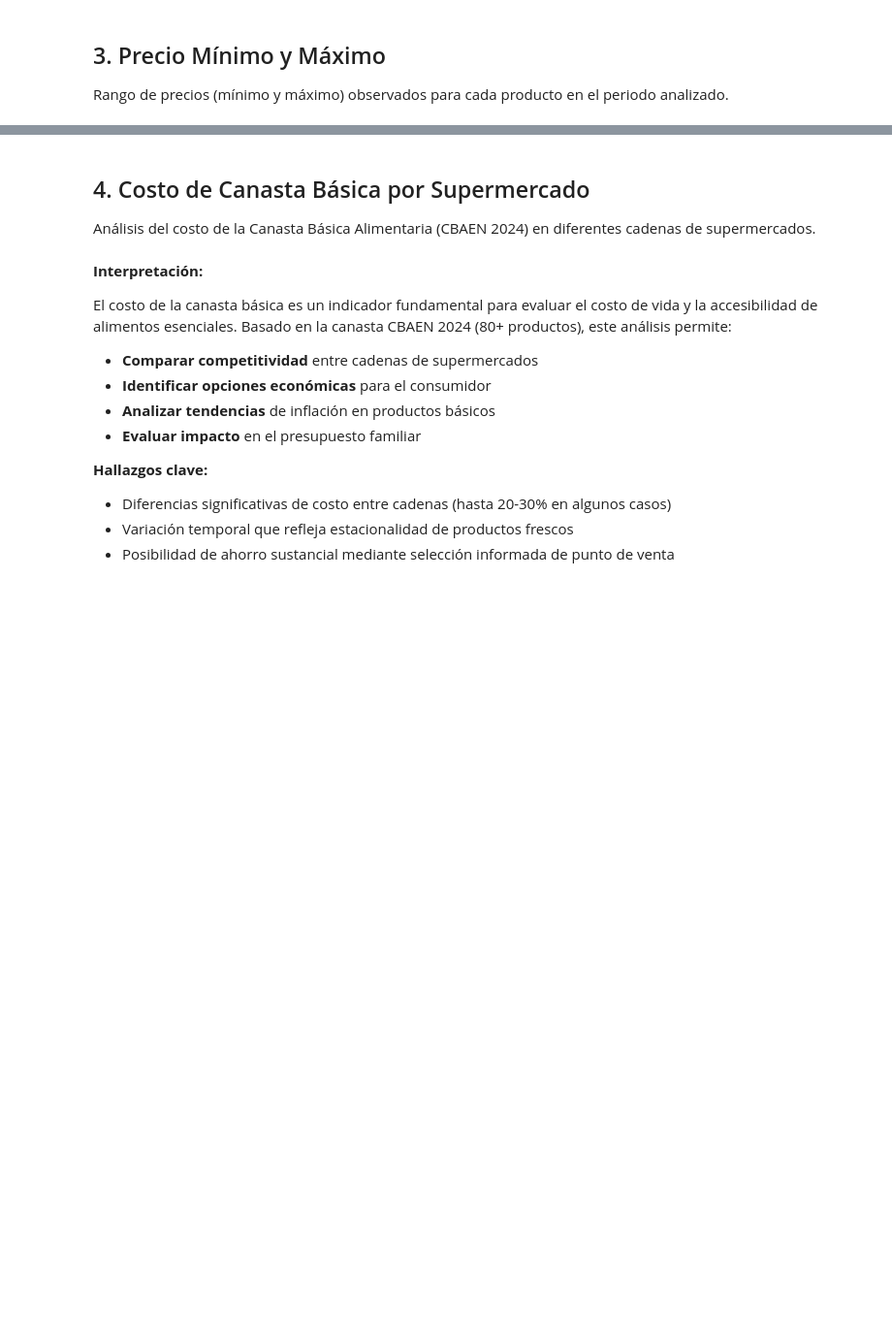
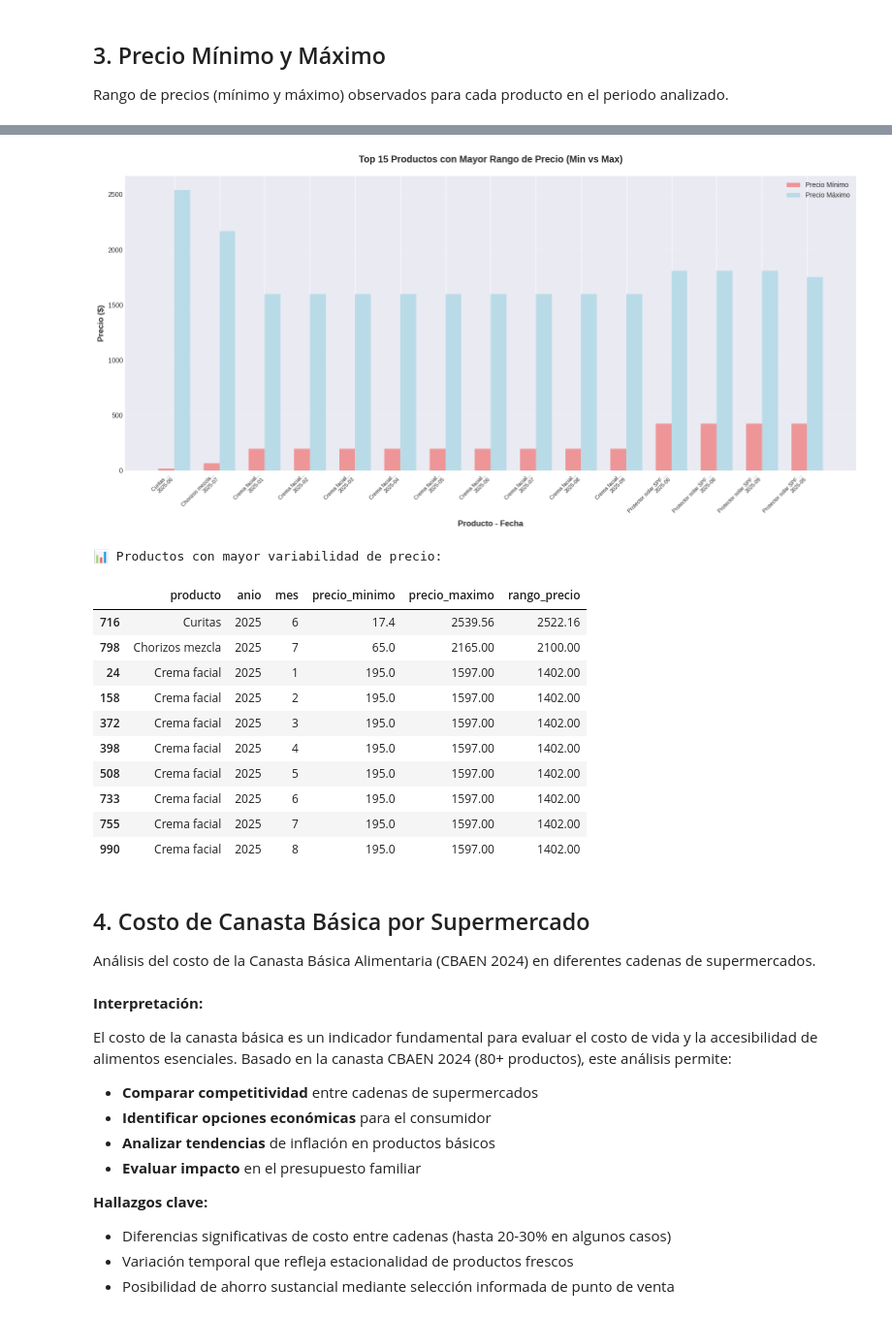
Before and after one commit to clara-s-n/monitor-precios-sipc, a Jupyter notebook: notebooks/03_dashboard.ipynb, the cells around one changed output, grey strips where cells are left out. Shown at 97% size. Drawn from its saved outputs; the diff is of its cells as text; code cells hidden in the pictures; blank space fills up the shorter version.

```diff
--- a/notebooks/03_dashboard.ipynb
+++ b/notebooks/03_dashboard.ipynb
@@ -150,32 +221,46 @@ display(df_min_max.head(10))
 # %%
 # Calcular rango de precio (diferencia entre max y min)
 df_min_max['rango_precio'] = df_min_max['precio_maximo'] - df_min_max['precio_minimo']
-df_min_max['fecha'] = pd.to_datetime(df_min_max[['anio', 'mes']].assign(dia=1))
+df_min_max['fecha'] = crear_fecha(df_min_max)
 
 # Seleccionar top 15 productos con mayor rango de precio
 top_rangos = df_min_max.nlargest(15, 'rango_precio')
 
 # Visualización
 fig, ax = plt.subplots(figsize=(16, 8))
 
 x = range(len(top_rangos))
 width = 0.35
 
 ax.bar([i - width/2 for i in x], top_rangos['precio_minimo'], width, label='Precio Mínimo', color='lightcoral', alpha=0.8)
 ax.bar([i + width/2 for i in x], top_rangos['precio_maximo'], width, label='Precio Máximo', color='lightblue', alpha=0.8)
 
 ax.set_xlabel('Producto - Fecha', fontsize=12, fontweight='bold')
 ax.set_ylabel('Precio ($)', fontsize=12, fontweight='bold')
 ax.set_title('Top 15 Productos con Mayor Rango de Precio (Min vs Max)', fontsize=14, fontweight='bold', pad=20)
 ax.set_xticks(x)
 ax.set_xticklabels([f"{row['producto'][:20]}...\n{row['anio']}-{row['mes']:02d}" for _, row in top_rangos.iterrows()], rotation=45, ha='right', fontsize=8)
 ax.legend()
 ax.grid(True, alpha=0.3, axis='y')
 plt.tight_layout()
 plt.show()
 
 print("\n📊 Productos con mayor variabilidad de precio:")
 display(top_rangos[['producto', 'anio', 'mes', 'precio_minimo', 'precio_maximo', 'rango_precio']].head(10))
+# %% [output]
+[figure, added]
+📊 Productos con mayor variabilidad de precio:
+|  | producto | anio | mes | precio_minimo | precio_maximo | rango_precio |
+| 716 | Curitas | 2025 | 6 | 17.4 | 2539.56 | 2522.16 |
+| 798 | Chorizos mezcla | 2025 | 7 | 65.0 | 2165.00 | 2100.00 |
+| 24 | Crema facial | 2025 | 1 | 195.0 | 1597.00 | 1402.00 |
+| 158 | Crema facial | 2025 | 2 | 195.0 | 1597.00 | 1402.00 |
+| 372 | Crema facial | 2025 | 3 | 195.0 | 1597.00 | 1402.00 |
+| 398 | Crema facial | 2025 | 4 | 195.0 | 1597.00 | 1402.00 |
+| 508 | Crema facial | 2025 | 5 | 195.0 | 1597.00 | 1402.00 |
+| 733 | Crema facial | 2025 | 6 | 195.0 | 1597.00 | 1402.00 |
+| 755 | Crema facial | 2025 | 7 | 195.0 | 1597.00 | 1402.00 |
+| 990 | Crema facial | 2025 | 8 | 195.0 | 1597.00 | 1402.00 |
 # %% [markdown]
 ## 4. Costo de Canasta Básica por Supermercado
 
```
Also changed, not shown: parts of 15 cells of this notebook, 1 other file.
